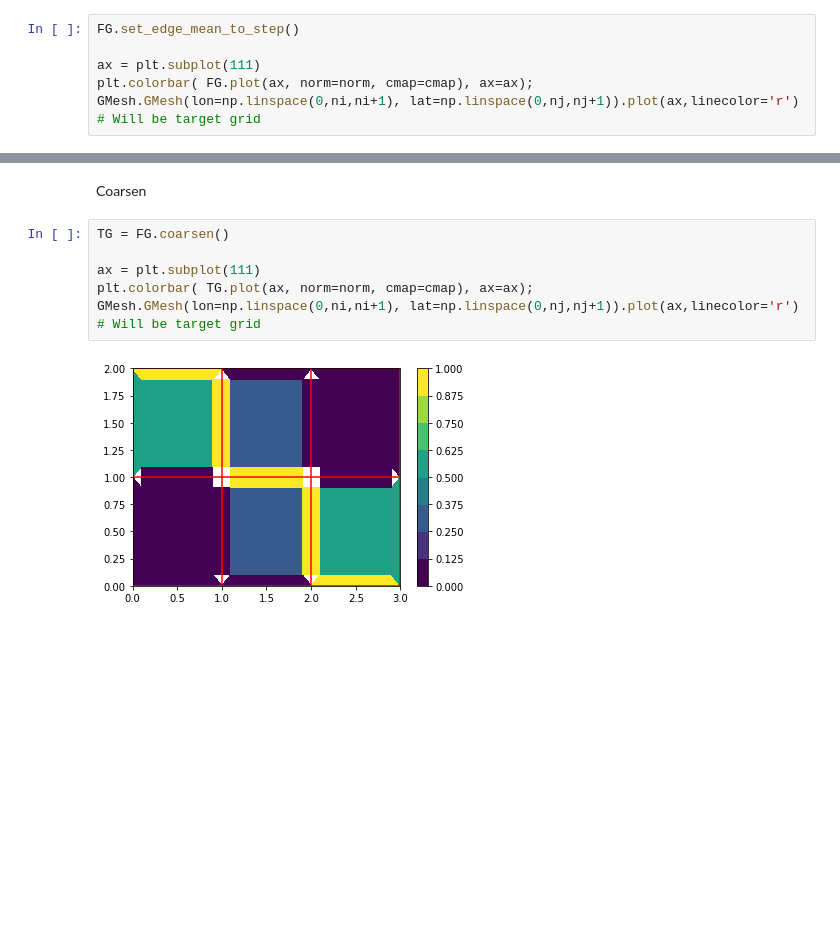
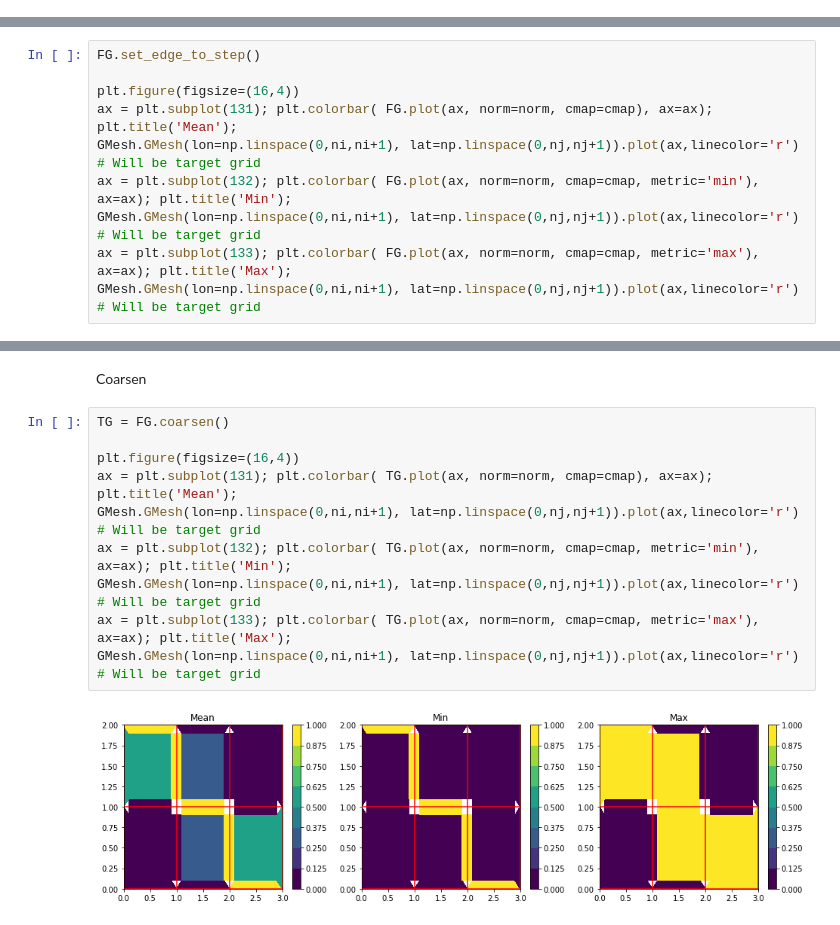
Before and after one commit to adcroft/thin-wall-topography, a Jupyter notebook: python/06 Test single level of coarsening.ipynb, the cells around one changed output, grey strips where cells are left out. Cells and saved outputs as stored; diff of their text form; blank space fills up the shorter version.

```diff
--- a/python/06 Test single level of coarsening.ipynb
+++ b/python/06 Test single level of coarsening.ipynb
@@ -37,9 +37,3 @@ GMesh.GMesh(lon=np.linspace(0,ni,ni+1), lat=np.linspace(0,nj,nj+1)).plot(ax,line
 [figure]
 # %% [markdown]
 Set thin wall edges based on step topography
-# %%
-FG.set_edge_mean_to_step()
-
-ax = plt.subplot(111)
-plt.colorbar( FG.plot(ax, norm=norm, cmap=cmap), ax=ax);
-GMesh.GMesh(lon=np.linspace(0,ni,ni+1), lat=np.linspace(0,nj,nj+1)).plot(ax,linecolor='r') # Will be target grid
@@ -47,0 +40,10 @@ GMesh.GMesh(lon=np.linspace(0,ni,ni+1), lat=np.linspace(0,nj,nj+1)).plot(ax,line
+# %%
+FG.set_edge_to_step()
+
+plt.figure(figsize=(16,4))
+ax = plt.subplot(131); plt.colorbar( FG.plot(ax, norm=norm, cmap=cmap), ax=ax); plt.title('Mean');
+GMesh.GMesh(lon=np.linspace(0,ni,ni+1), lat=np.linspace(0,nj,nj+1)).plot(ax,linecolor='r') # Will be target grid
+ax = plt.subplot(132); plt.colorbar( FG.plot(ax, norm=norm, cmap=cmap, metric='min'), ax=ax); plt.title('Min');
+GMesh.GMesh(lon=np.linspace(0,ni,ni+1), lat=np.linspace(0,nj,nj+1)).plot(ax,linecolor='r') # Will be target grid
+ax = plt.subplot(133); plt.colorbar( FG.plot(ax, norm=norm, cmap=cmap, metric='max'), ax=ax); plt.title('Max');
+GMesh.GMesh(lon=np.linspace(0,ni,ni+1), lat=np.linspace(0,nj,nj+1)).plot(ax,linecolor='r') # Will be target grid
@@ -50,8 +54,12 @@ Coarsen
 # %%
 TG = FG.coarsen()
 
-ax = plt.subplot(111)
-plt.colorbar( TG.plot(ax, norm=norm, cmap=cmap), ax=ax);
+plt.figure(figsize=(16,4))
+ax = plt.subplot(131); plt.colorbar( TG.plot(ax, norm=norm, cmap=cmap), ax=ax); plt.title('Mean');
 GMesh.GMesh(lon=np.linspace(0,ni,ni+1), lat=np.linspace(0,nj,nj+1)).plot(ax,linecolor='r') # Will be target grid
+ax = plt.subplot(132); plt.colorbar( TG.plot(ax, norm=norm, cmap=cmap, metric='min'), ax=ax); plt.title('Min');
+GMesh.GMesh(lon=np.linspace(0,ni,ni+1), lat=np.linspace(0,nj,nj+1)).plot(ax,linecolor='r') # Will be target grid
+ax = plt.subplot(133); plt.colorbar( TG.plot(ax, norm=norm, cmap=cmap, metric='max'), ax=ax); plt.title('Max');
+GMesh.GMesh(lon=np.linspace(0,ni,ni+1), lat=np.linspace(0,nj,nj+1)).plot(ax,linecolor='r') # Will be target grid
 # %% [output]
-[figure, old version]
+[figure, new version]
```
Also changed, not shown: parts of 2 cells of this notebook, 1 other file.
